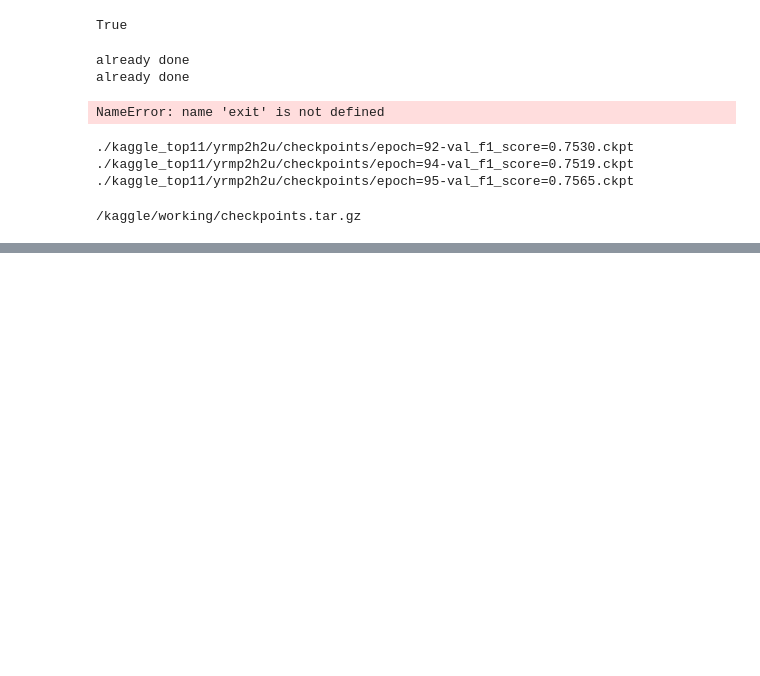
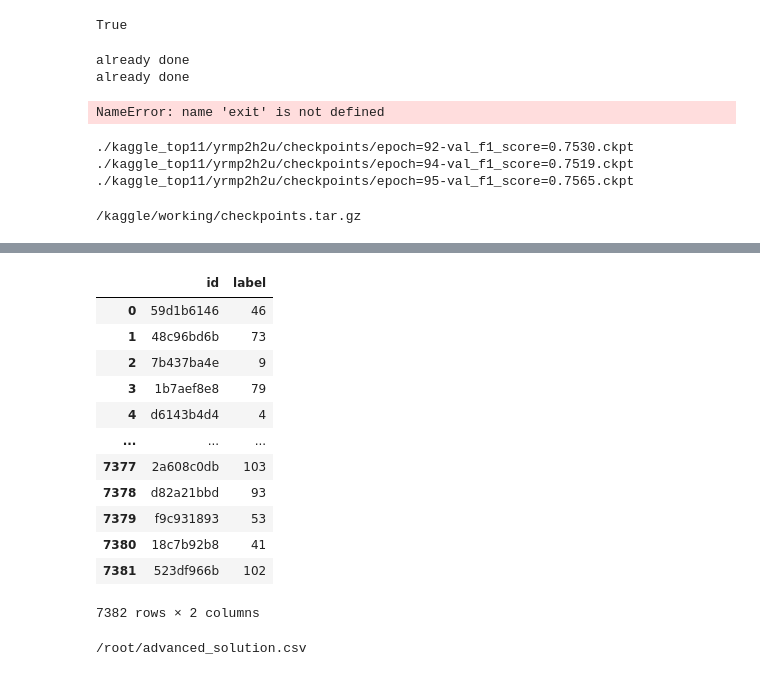
Before and after one commit to alexmak123/kaggle-CV-best11, a Jupyter notebook: flowers_tpu/advanced_with_libs.ipynb, the cells around one changed output, grey strips where cells are left out. Cells and saved outputs as stored; diff of their text form; code cells hidden in the pictures; blank space fills up the shorter version.

```diff
--- a/flowers_tpu/advanced_with_libs.ipynb
+++ b/flowers_tpu/advanced_with_libs.ipynb
@@ -560,0 +581,23 @@ test_preds_df.to_csv(f"{output_filename}advanced_solution.csv", index=False)
+# %%
+test_preds_df
+# %% [output]
+|  | id | label |
+| 0 | 59d1b6146 | 46 |
+| 1 | 48c96bd6b | 73 |
+| 2 | 7b437ba4e | 9 |
+| 3 | 1b7aef8e8 | 79 |
+| 4 | d6143b4d4 | 4 |
+| ... | ... | ... |
+| 7377 | 2a608c0db | 103 |
+| 7378 | d82a21bbd | 93 |
+| 7379 | f9c931893 | 53 |
+| 7380 | 18c7b92b8 | 41 |
+| 7381 | 523df966b | 102 |
+7382 rows × 2 columns
+# %%
+from IPython.display import FileLink, display
+
+
+display(FileLink(f"advanced_solution.csv", result_html_prefix="Нажмите здесь, чтобы скачать: "))
+# %% [output]
+/root/advanced_solution.csv
```
Also changed, not shown: parts of 9 cells of this notebook.
